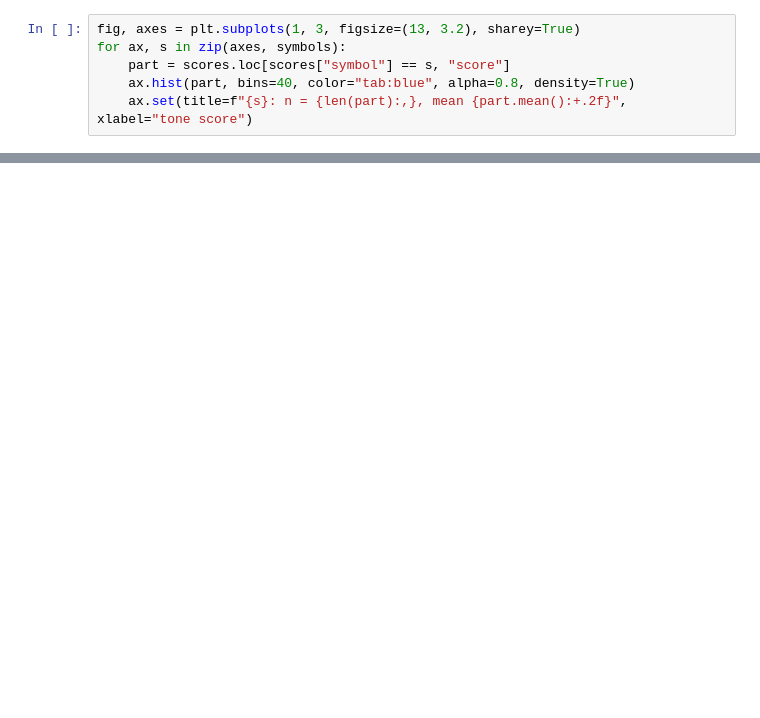
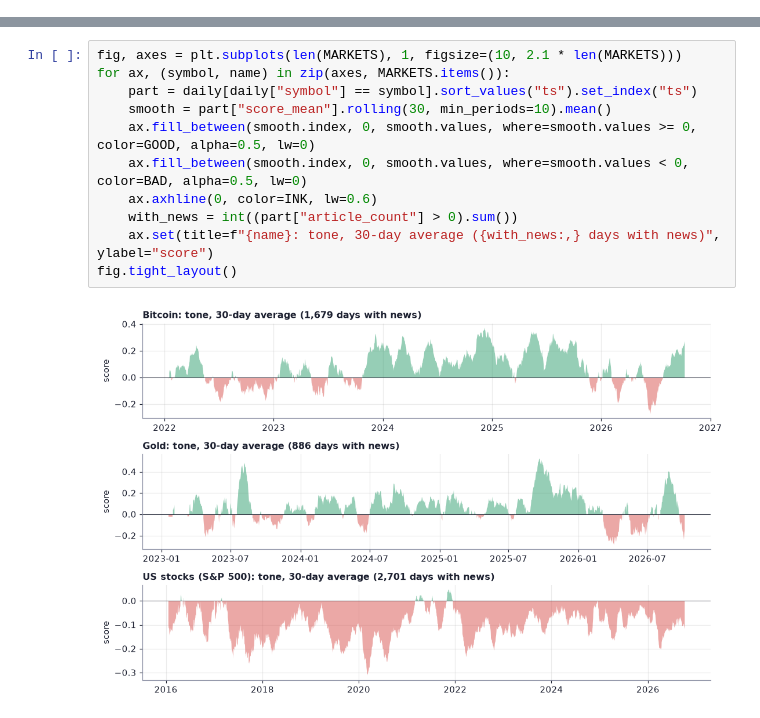
Before and after one commit to LouSens/RADAR, a Jupyter notebook: notebooks/04_news.ipynb, the cells around one changed output, grey strips where cells are left out. Drawn from its saved outputs; the diff is of its cells as text; blank space fills up the shorter version.

```diff
--- a/notebooks/04_news.ipynb
+++ b/notebooks/04_news.ipynb
@@ -126,6 +0,0 @@ pd.DataFrame(accuracy["by_symbol"]).T.rename(columns={"n": "headlines"})
-# %%
-fig, axes = plt.subplots(1, 3, figsize=(13, 3.2), sharey=True)
-for ax, s in zip(axes, symbols):
-    part = scores.loc[scores["symbol"] == s, "score"]
-    ax.hist(part, bins=40, color="tab:blue", alpha=0.8, density=True)
-    ax.set(title=f"{s}: n = {len(part):,}, mean {part.mean():+.2f}", xlabel="tone score")
@@ -617,0 +151,13 @@ if replication is not None and "direction" in replication:
+# %%
+fig, axes = plt.subplots(len(MARKETS), 1, figsize=(10, 2.1 * len(MARKETS)))
+for ax, (symbol, name) in zip(axes, MARKETS.items()):
+    part = daily[daily["symbol"] == symbol].sort_values("ts").set_index("ts")
+    smooth = part["score_mean"].rolling(30, min_periods=10).mean()
+    ax.fill_between(smooth.index, 0, smooth.values, where=smooth.values >= 0, color=GOOD, alpha=0.5, lw=0)
+    ax.fill_between(smooth.index, 0, smooth.values, where=smooth.values < 0, color=BAD, alpha=0.5, lw=0)
+    ax.axhline(0, color=INK, lw=0.6)
+    with_news = int((part["article_count"] > 0).sum())
+    ax.set(title=f"{name}: tone, 30-day average ({with_news:,} days with news)", ylabel="score")
+fig.tight_layout()
+# %% [output]
+[figure, added]
```
Also changed, not shown: parts of 68 cells of this notebook, 17 other files.
